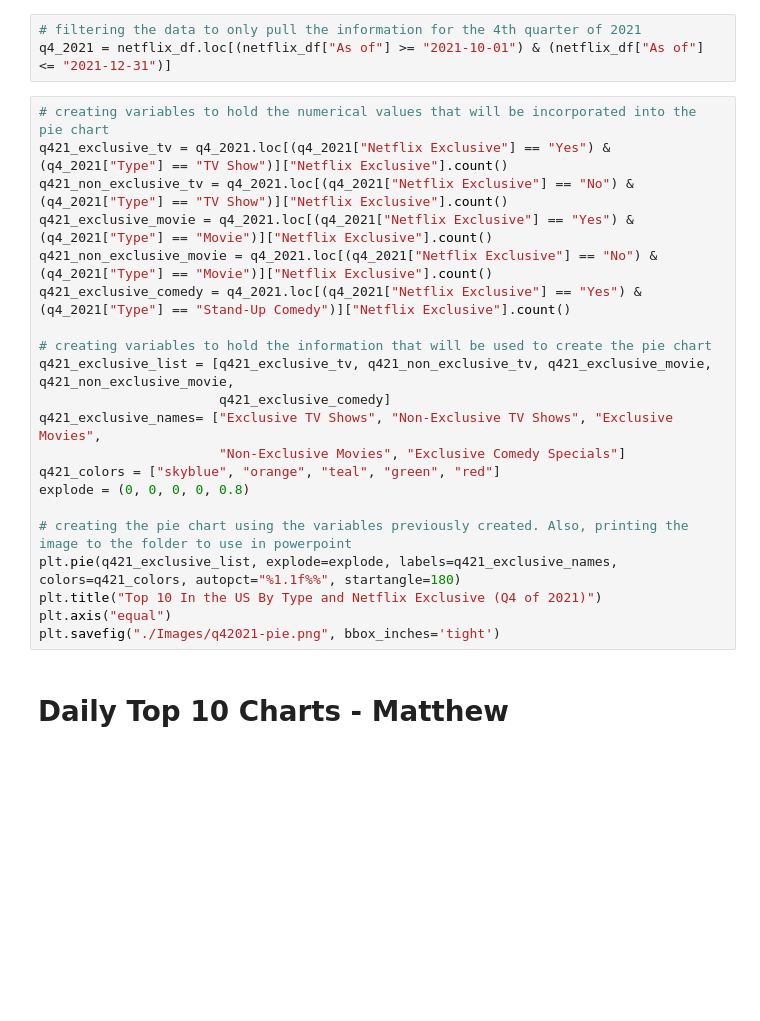
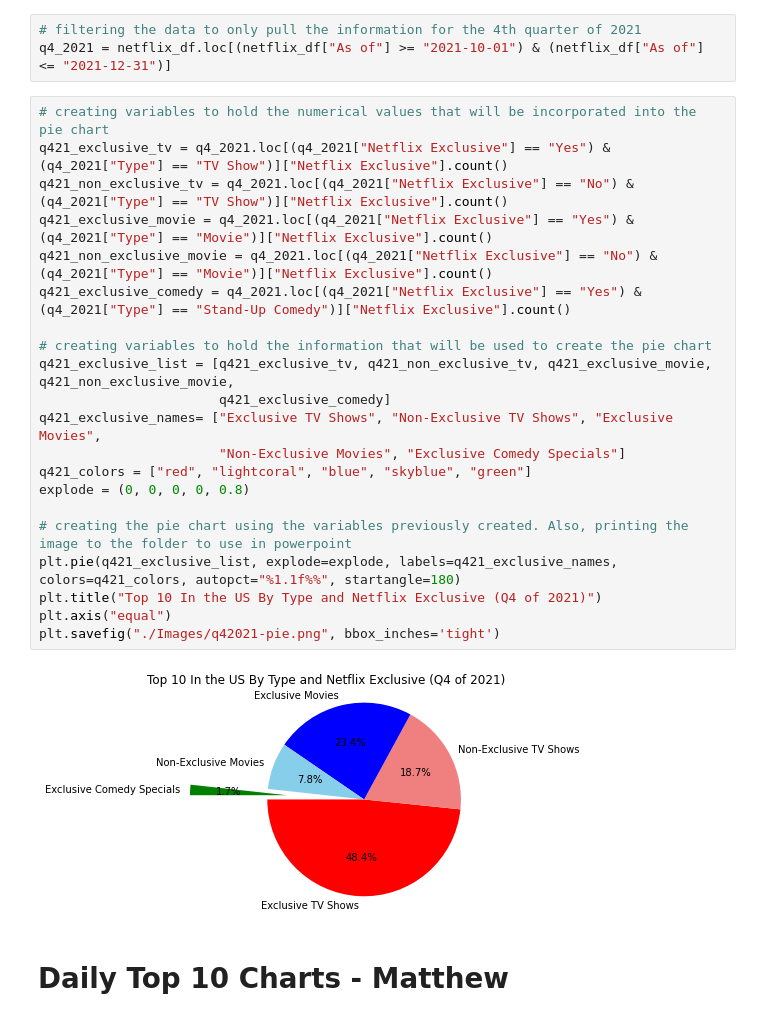
Before and after one commit to Costilrt/The-First-Project, a Jupyter notebook: TeamProject_JupyterCode_Chang_Rolly_Derek_Matthew2.ipynb, the cells around one changed output. Saved outputs shown, nothing was run; the diff lists cells and outputs as text; blank space fills up the shorter version.

```diff
--- a/TeamProject_JupyterCode_Chang_Rolly_Derek_Matthew2.ipynb
+++ b/TeamProject_JupyterCode_Chang_Rolly_Derek_Matthew2.ipynb
@@ -524,24 +553,26 @@ q4_2021 = netflix_df.loc[(netflix_df["As of"] >= "2021-10-01") & (netflix_df["As
 # %%
 # creating variables to hold the numerical values that will be incorporated into the pie chart
 q421_exclusive_tv = q4_2021.loc[(q4_2021["Netflix Exclusive"] == "Yes") & (q4_2021["Type"] == "TV Show")]["Netflix Exclusive"].count()
 q421_non_exclusive_tv = q4_2021.loc[(q4_2021["Netflix Exclusive"] == "No") & (q4_2021["Type"] == "TV Show")]["Netflix Exclusive"].count()
 q421_exclusive_movie = q4_2021.loc[(q4_2021["Netflix Exclusive"] == "Yes") & (q4_2021["Type"] == "Movie")]["Netflix Exclusive"].count()
 q421_non_exclusive_movie = q4_2021.loc[(q4_2021["Netflix Exclusive"] == "No") & (q4_2021["Type"] == "Movie")]["Netflix Exclusive"].count()
 q421_exclusive_comedy = q4_2021.loc[(q4_2021["Netflix Exclusive"] == "Yes") & (q4_2021["Type"] == "Stand-Up Comedy")]["Netflix Exclusive"].count()
 
 # creating variables to hold the information that will be used to create the pie chart
 q421_exclusive_list = [q421_exclusive_tv, q421_non_exclusive_tv, q421_exclusive_movie, q421_non_exclusive_movie,
                        q421_exclusive_comedy]
 q421_exclusive_names= ["Exclusive TV Shows", "Non-Exclusive TV Shows", "Exclusive Movies",
                        "Non-Exclusive Movies", "Exclusive Comedy Specials"]
-q421_colors = ["skyblue", "orange", "teal", "green", "red"]
+q421_colors = ["red", "lightcoral", "blue", "skyblue", "green"]
 explode = (0, 0, 0, 0, 0.8)
 
 # creating the pie chart using the variables previously created. Also, printing the image to the folder to use in powerpoint
 plt.pie(q421_exclusive_list, explode=explode, labels=q421_exclusive_names, colors=q421_colors, autopct="%1.1f%%", startangle=180)
 plt.title("Top 10 In the US By Type and Netflix Exclusive (Q4 of 2021)")
 plt.axis("equal")
 plt.savefig("./Images/q42021-pie.png", bbox_inches='tight')
+# %% [output]
+[figure, added]
 # %% [markdown]
 # Daily Top 10 Charts - Matthew
 # %%
```
Also changed, not shown: parts of 6 cells of this notebook.
